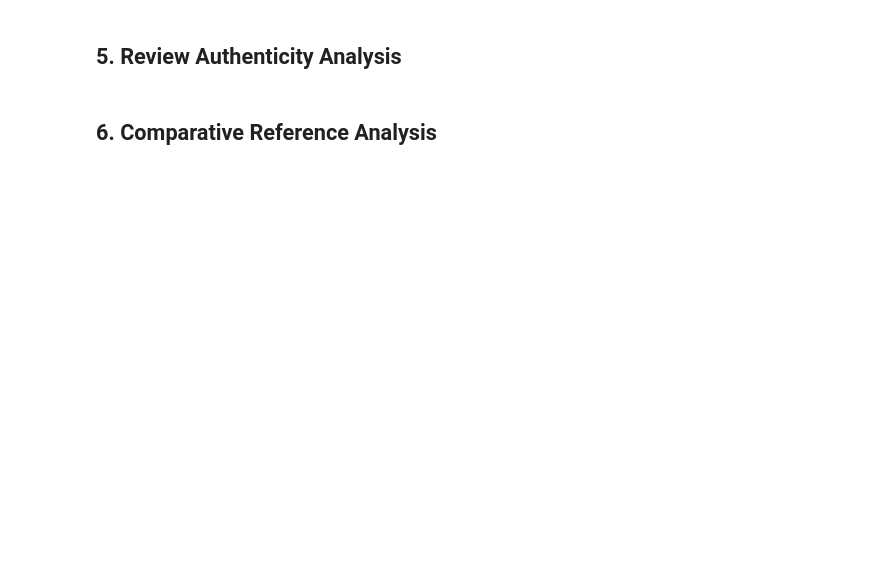
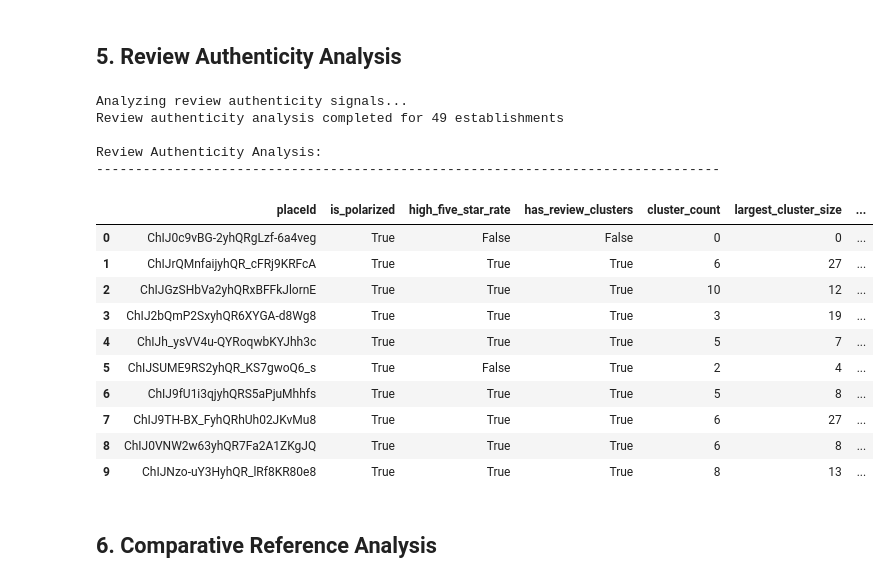
Before and after one commit to yigityavuz-tud/verisanus, a Jupyter notebook: console_analysis.ipynb, the cells around one changed output. Saved outputs shown, nothing was run; the diff lists cells and outputs as text; code cells hidden in the pictures; blank space fills up the shorter version.

```diff
--- a/console_analysis.ipynb
+++ b/console_analysis.ipynb
@@ -47,9 +136,26 @@ display(temporal_metrics[['title', 'rating_trend', 'sentiment_trend', 'has_seaso
 # %%
 # Detect review authenticity
 authenticity_metrics = analyzer.detect_review_authenticity()
 print("\nReview Authenticity Analysis:")
 print("-" * 80)
-display(authenticity_metrics[['title', 'is_polarized', 'high_five_star_rate', 'has_review_clusters', 'similar_review_rate']].head(10))
+display(authenticity_metrics.head(10))
+# %% [output]
+Analyzing review authenticity signals...
+Review authenticity analysis completed for 49 establishments
+
+Review Authenticity Analysis:
+--------------------------------------------------------------------------------
+|  | placeId | is_polarized | high_five_star_rate | has_review_clusters | cluster_count | largest_cluster_size | ... |
+| 0 | ChIJ0c9vBG-2yhQRgLzf-6a4veg | True | False | False | 0 | 0 | ... |
+| 1 | ChIJrQMnfaijyhQR_cFRj9KRFcA | True | True | True | 6 | 27 | ... |
+| 2 | ChIJGzSHbVa2yhQRxBFFkJlornE | True | True | True | 10 | 12 | ... |
+| 3 | ChIJ2bQmP2SxyhQR6XYGA-d8Wg8 | True | True | True | 3 | 19 | ... |
+| 4 | ChIJh_ysVV4u-QYRoqwbKYJhh3c | True | True | True | 5 | 7 | ... |
+| 5 | ChIJSUME9RS2yhQR_KS7gwoQ6_s | True | False | True | 2 | 4 | ... |
+| 6 | ChIJ9fU1i3qjyhQRS5aPjuMhhfs | True | True | True | 5 | 8 | ... |
+| 7 | ChIJ9TH-BX_FyhQRhUh02JKvMu8 | True | True | True | 6 | 27 | ... |
+| 8 | ChIJ0VNW2w63yhQR7Fa2A1ZKgJQ | True | True | True | 6 | 8 | ... |
+| 9 | ChIJNzo-uY3HyhQR_lRf8KR80e8 | True | True | True | 8 | 13 | ... |
 # %% [markdown]
 ## 6. Comparative Reference Analysis
 # %%
```
Also changed, not shown: parts of 10 cells of this notebook, 6 other files.
